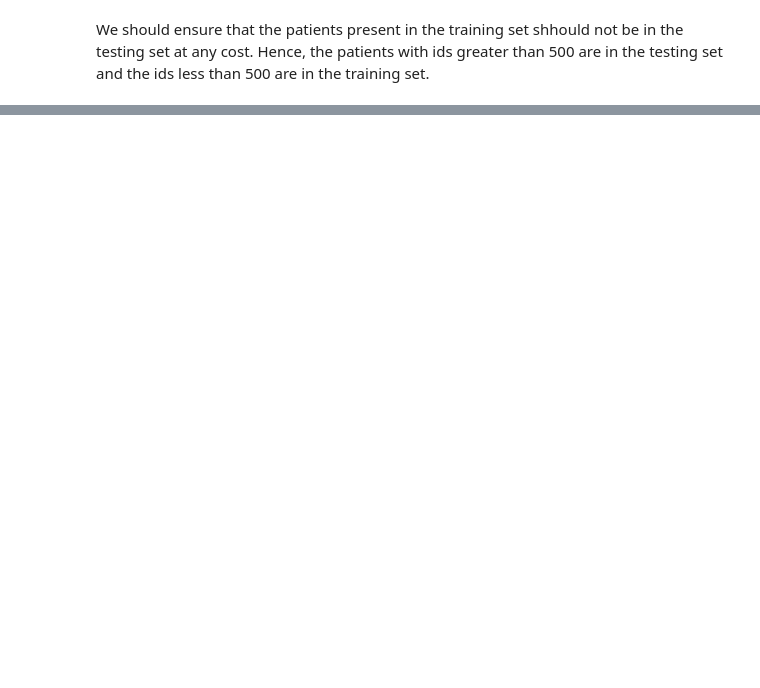
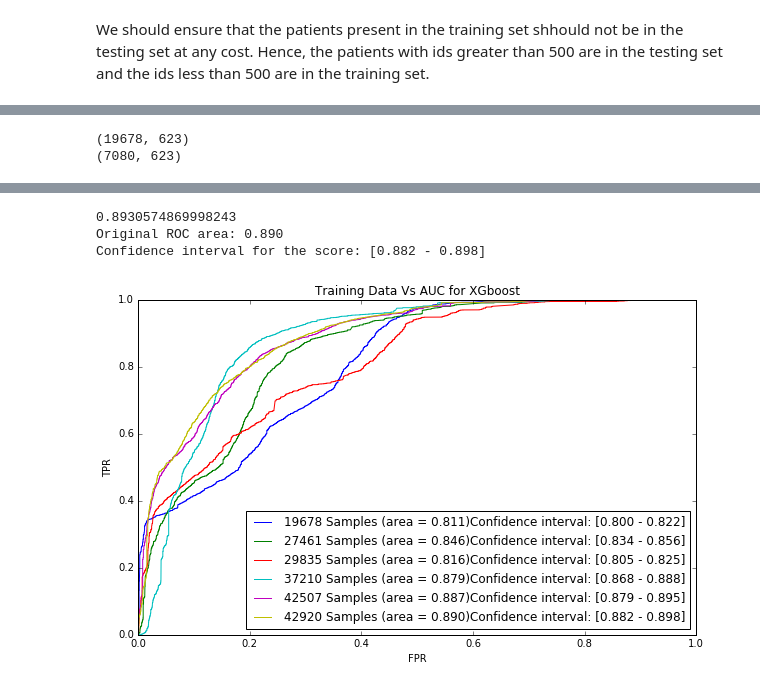
Before and after one commit to kevinyuchiu/Brain-Hemorrhage-Prediction, a Jupyter notebook: Basic_Model.ipynb, the cells around one changed output, grey strips where cells are left out. Cells and saved outputs as stored; diff of their text form; code cells hidden in the pictures; blank space fills up the shorter version.

```diff
--- a/Basic_Model.ipynb
+++ b/Basic_Model.ipynb
@@ -40,5 +57,2 @@ array([[<matplotlib.axes._subplots.AxesSubplot object at 0x...>]],
 # %% [markdown]
 We should ensure that the patients present in the training set shhould not be in the testing set at any cost. Hence, the patients with ids greater than 500 are in the testing set and the ids less than 500 are in the training set.
-# %%
-train_data = data[data[0]<500]
-test_data = data[data[0]>=500]
@@ -95,0 +88,73 @@ print(accuracy_score(test_labels,test_preds))
+# %%
+max_ids = [200,300,350,400,450,500]
+plt.figure(figsize=(10,6))
+plt.title("Training Data Vs AUC for XGboost")
+plt.xlabel("FPR")
+plt.ylabel("TPR")
+max_auc_num = float("-inf")
+best_model = 0
+import _pickle as pickle
+for max_id in max_ids:
+    train_features,test_features,train_labels,test_labels = get_train_test(data, max_id)
+    train_features = train_features.as_matrix()
+    test_features = test_features.as_matrix()
+    train_labels = train_labels.as_matrix()
+    test_labels = test_labels.as_matrix()
+    model = XGBClassifier()
+    model.fit(train_features,train_labels)
+    test_preds = model.predict(test_features)
+    test_preds_probs = model.predict_proba(test_features)
+    fpr,tpr,thresholds = roc_curve(test_labels, test_preds_probs[:,1])
+    #plot_tree(model)
+    auc_num = auc(fpr, tpr)
+    print(average_precision_score(test_labels, test_preds_probs[:,1]))
+    print("Original ROC area: {:0.3f}".format(roc_auc_score(test_labels, test_preds_probs[:,1])))
+
+    if auc_num > max_auc_num:
+        best_model = model
+        max_auc_num = auc_num
+
+    n_bootstraps = 100
+    rng_seed = 42  # control reproducibility
+    bootstrapped_scores = []
+
+    y_true = np.array(test_labels)
+    y_pred = test_preds_probs[:,1]
+
+    #print(y_pred.shape)
+    #print(y_true.shape)
+
+
+    rng = np.random.RandomState(rng_seed)
+    for i in range(n_bootstraps):
+        # bootstrap by sampling with replacement on the prediction indices
+        indices = rng.random_integers(0, len(y_pred) - 1, len(y_pred))
+        if len(np.unique(y_true[indices])) < 2:
+            # We need at least one positive and one negative sample for ROC AUC
+            # to be defined: reject the sample
+            continue
+        #print(y_true)
+        #print(y_pred)
+        score = roc_auc_score(y_true[indices], y_pred[indices])
+        bootstrapped_scores.append(score)
+        #print("Bootstrap #{} ROC area: {:0.3f}".format(i + 1, score))
+    sorted_scores = np.array(bootstrapped_scores)
+    sorted_scores.sort()
+
+    # Computing the lower and upper bound of the 90% confidence interval
+    # You can change the bounds percentiles to 0.025 and 0.975 to get
+    # a 95% confidence interval instead.
+    confidence_lower = sorted_scores[int(0.025 * len(sorted_scores))]
+    confidence_upper = sorted_scores[int(0.975 * len(sorted_scores))]
+    print("Confidence interval for the score: [{:0.3f} - {:0.3}]".format(
+        confidence_lower, confidence_upper))
+    #print("Accuracy for data = " + str(train_features.shape[0])+ " = "+str(accuracy_score(test_labels,test_preds)))
+    #print("AUC for data = " + str(train_features.shape[0])+ " = " + str(auc_num))
+    plt.plot(fpr, tpr, label=str(train_features.shape[0]) + " Samples "+'(area = {:.3f})'.format(auc_num) + "Confidence interval: [{:0.3f} - {:0.3}]".format(
+        confidence_lower, confidence_upper))
+plt.legend(loc='best')
+plt.show()
+#pickle.dump(best_model, open("best_xgboost_model.pickle", "wb"))
+# %% [output]
+(19678, 623)
+(7080, 623)
@@ -95,0 +186,4 @@ print(accuracy_score(test_labels,test_preds))
+0.8930574869998243
+Original ROC area: 0.890
+Confidence interval for the score: [0.882 - 0.898]
+[figure, added]
```
Also changed, not shown: parts of 14 cells of this notebook, 5 other files.
